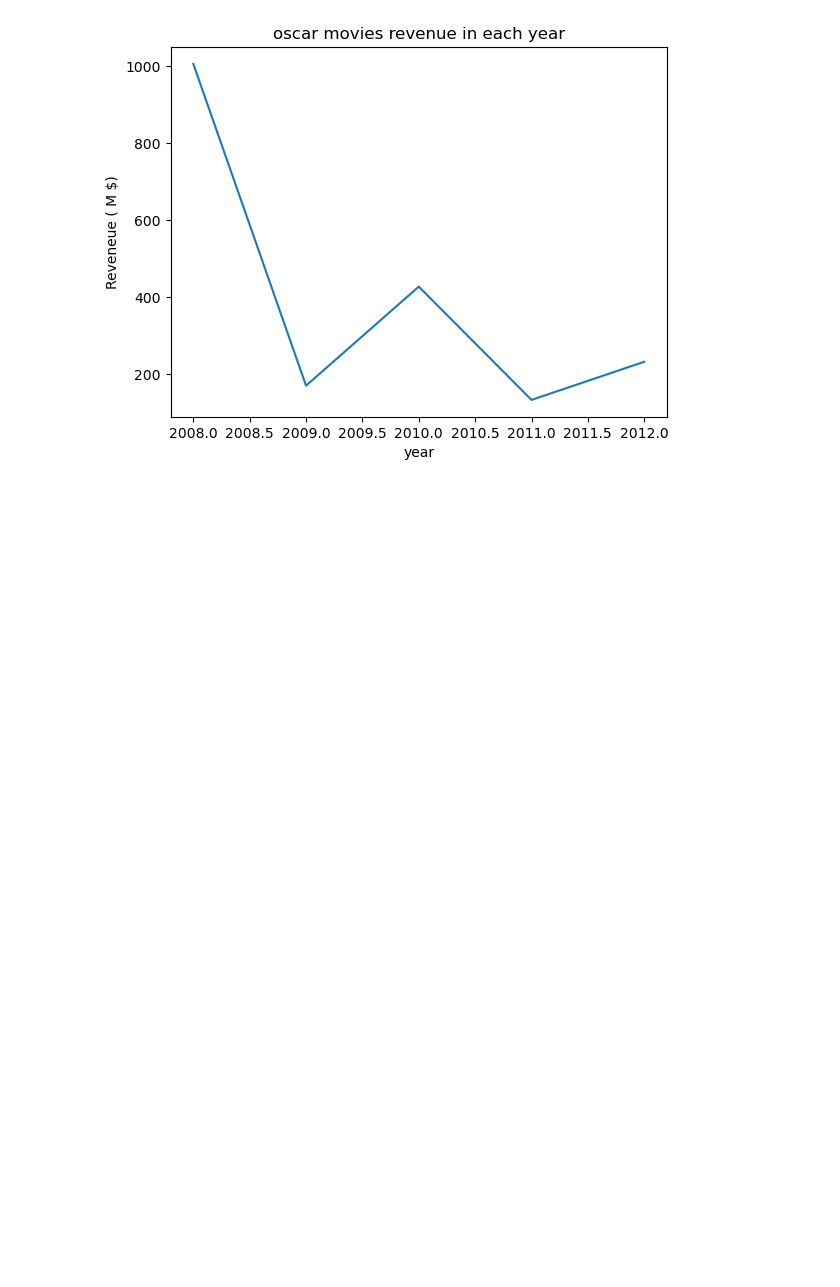
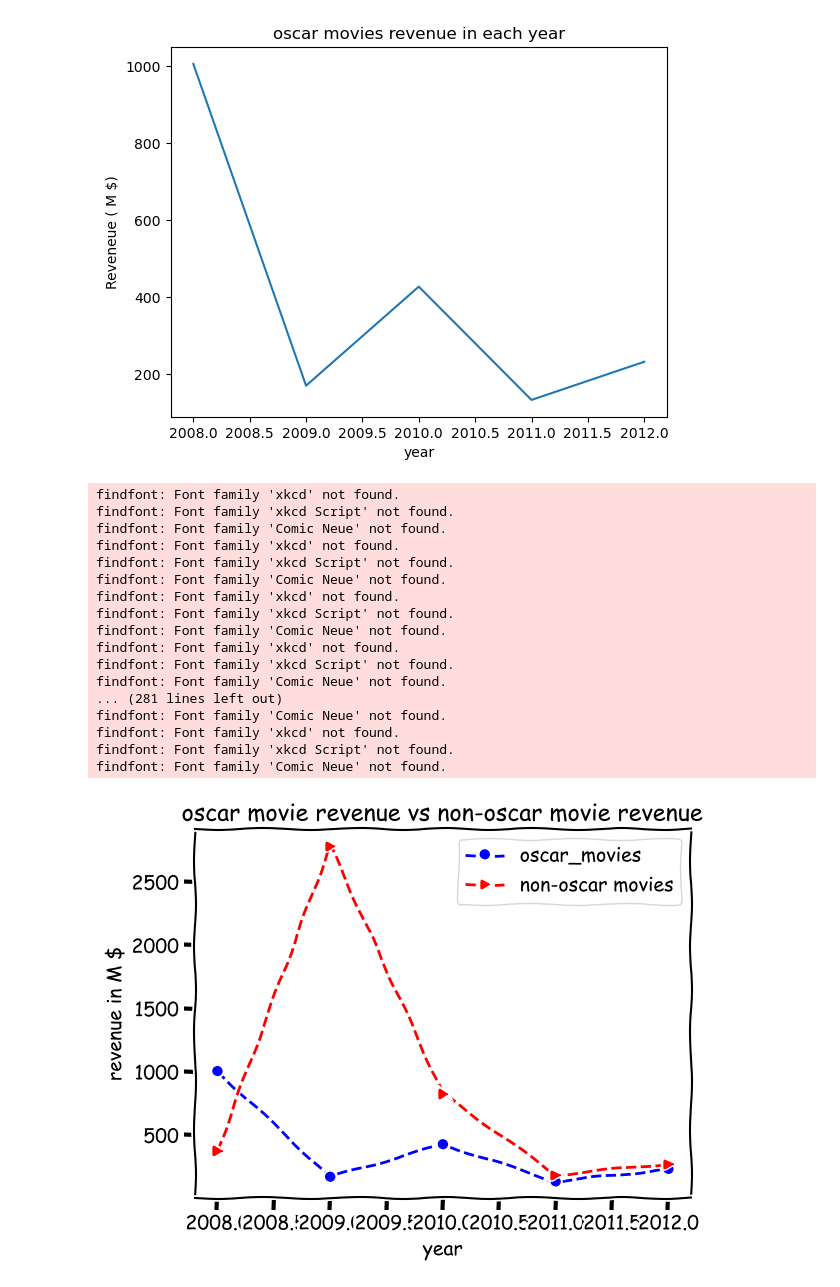
Before and after one commit to SWAPNILVERMA108/AIML, a Jupyter notebook: Day_18_data_visualization.ipynb, the cells around one changed output. Cells and saved outputs as stored; diff of their text form; code cells hidden in the pictures; blank space fills up the shorter version.

```diff
--- a/Day_18_data_visualization.ipynb
+++ b/Day_18_data_visualization.ipynb
@@ -31,6 +31,32 @@ plt.plot()
 []
 [figure]
 # %%
-non_oscar_movies = ["Slumdog Millionaire", "Avatar", "Inception", "Hugo","Lincoln"]
-non_oscar_revenue = [378, 2788, 829, 185, 275]
-plt.plot(year,oscar_revenue)
+with plt.xkcd():
+    non_oscar_movies = ["Slumdog Millionaire", "Avatar", "Inception", "Hugo","Lincoln"]
+    non_oscar_revenue = [378, 2788, 829, 185, 275]
+    plt.plot(year,oscar_revenue,"o--b", label="oscar_movies")
+    plt.plot(year,non_oscar_revenue ,">--r",label="non-oscar movies")
+    plt.title("oscar movie revenue vs non-oscar movie revenue")
+    plt.xlabel("year")
+    plt.ylabel("revenue in M $")
+    plt.plot()
+    plt.legend()
+# %% [output]
+findfont: Font family 'xkcd' not found.
+findfont: Font family 'xkcd Script' not found.
+findfont: Font family 'Comic Neue' not found.
+findfont: Font family 'xkcd' not found.
+findfont: Font family 'xkcd Script' not found.
+findfont: Font family 'Comic Neue' not found.
+findfont: Font family 'xkcd' not found.
+findfont: Font family 'xkcd Script' not found.
+findfont: Font family 'Comic Neue' not found.
+findfont: Font family 'xkcd' not found.
+findfont: Font family 'xkcd Script' not found.
+findfont: Font family 'Comic Neue' not found.
+... (281 lines left out)
+findfont: Font family 'Comic Neue' not found.
+findfont: Font family 'xkcd' not found.
+findfont: Font family 'xkcd Script' not found.
+findfont: Font family 'Comic Neue' not found.
+[figure, added]
```
